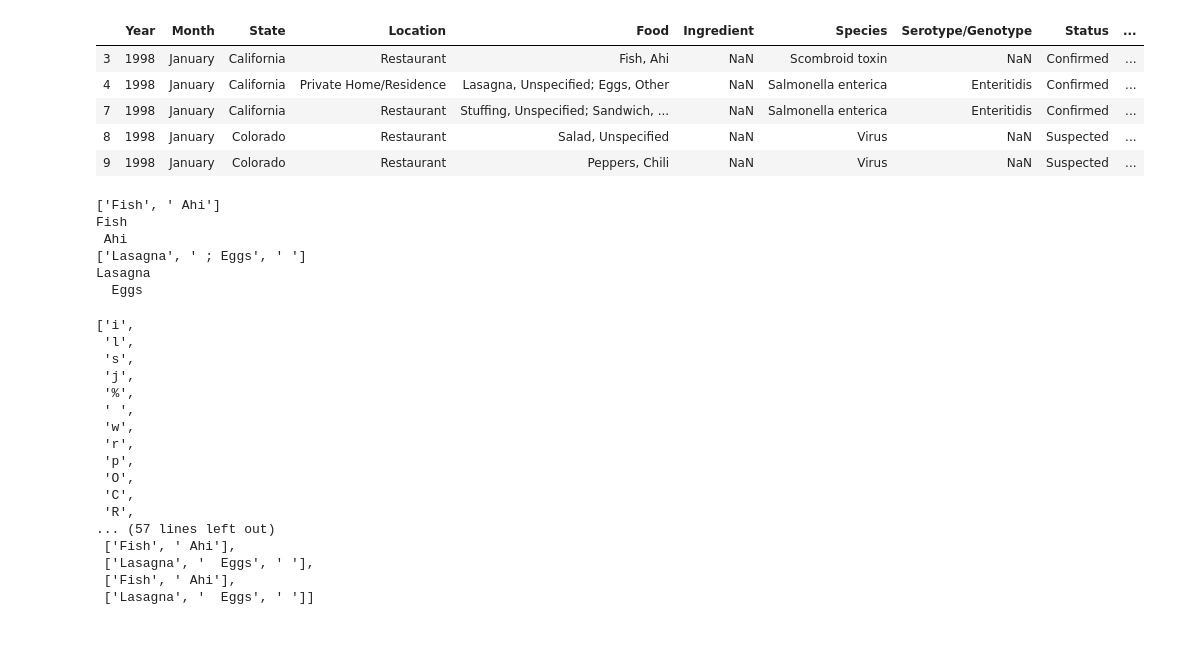
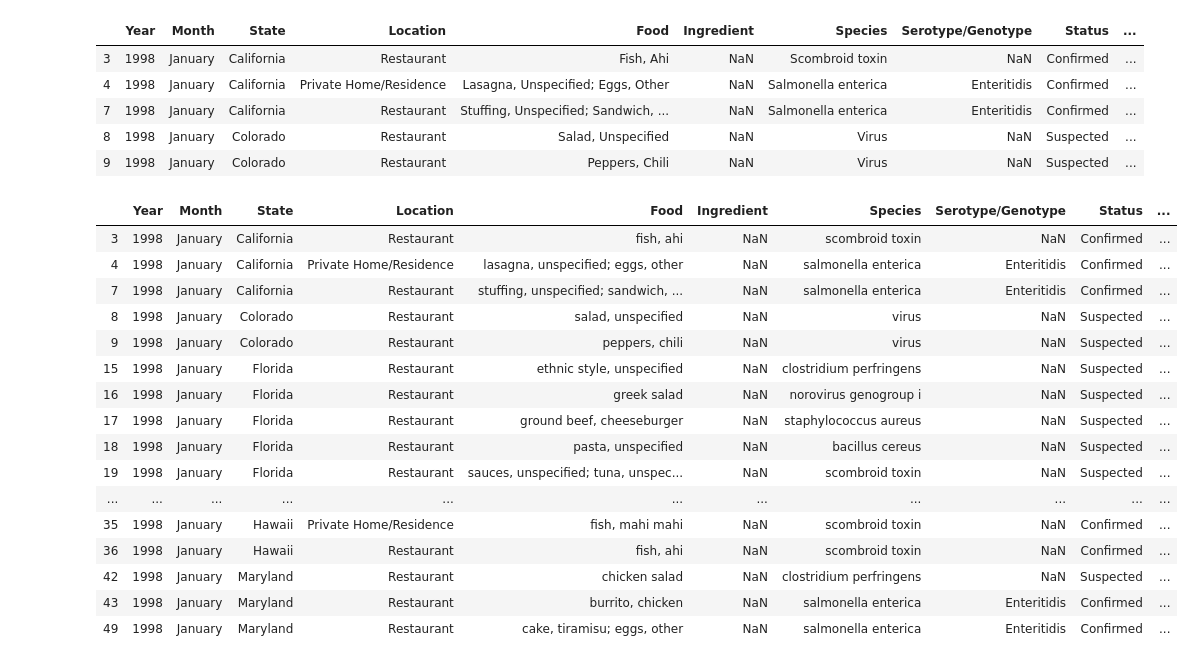
Before and after one commit to heathcliffs34/capstone_1, a Jupyter notebook: capstone1_string_cleaning.ipynb, the cells around one changed output. Cells and saved outputs as stored; diff of their text form; code cells hidden in the pictures; blank space fills up the shorter version.

```diff
--- a/capstone1_string_cleaning.ipynb
+++ b/capstone1_string_cleaning.ipynb
@@ -31,48 +21,24 @@ food_strings_list = list(df['Food'])
-# %%
-food_strings_list_clean = []
-
-
-for foods_list in food_strings_list[0:2]:
-    foods_list = foods_list.replace('Unspecified', '')
-    foods_list = foods_list.replace('Other', '')
-    foods_list = foods_list.split(',')
-
-    print(foods_list)
-    clean_food = []
-
-    for food in foods_list:
-        food = food.replace(';', '')
-        print(food)
-        clean_food.append(food)
-
-    food_string_list_clean.append(clean_food)
-
-
-food_strings_list_clean = list(set(food_strings_list_clean))
-# %% [output]
-['Fish', ' Ahi']
-Fish
- Ahi
-['Lasagna', ' ; Eggs', ' ']
-Lasagna
-  Eggs
-# %%
-food_string_list_clean
-# %% [output]
-['i',
- 'l',
- 's',
- 'j',
- '%',
- ' ',
- 'w',
- 'r',
- 'p',
- 'O',
- 'C',
- 'R',
-... (57 lines left out)
- ['Fish', ' Ahi'],
- ['Lasagna', '  Eggs', ' '],
- ['Fish', ' Ahi'],
- ['Lasagna', '  Eggs', ' ']]
+# %%
+df['Food'] = df['Food'].str.lower()
+# %%
+df['Species'] = df['Species'].str.lower()
+# %%
+df.head(20)
+# %% [output]
+|  | Year | Month | State | Location | Food | Ingredient | Species | Serotype/Genotype | Status | ... |
+| 3 | 1998 | January | California | Restaurant | fish, ahi | NaN | scombroid toxin | NaN | Confirmed | ... |
+| 4 | 1998 | January | California | Private Home/Residence | lasagna, unspecified; eggs, other | NaN | salmonella enterica | Enteritidis | Confirmed | ... |
+| 7 | 1998 | January | California | Restaurant | stuffing, unspecified; sandwich, ... | NaN | salmonella enterica | Enteritidis | Confirmed | ... |
+| 8 | 1998 | January | Colorado | Restaurant | salad, unspecified | NaN | virus | NaN | Suspected | ... |
+| 9 | 1998 | January | Colorado | Restaurant | peppers, chili | NaN | virus | NaN | Suspected | ... |
+| 15 | 1998 | January | Florida | Restaurant | ethnic style, unspecified | NaN | clostridium perfringens | NaN | Suspected | ... |
+| 16 | 1998 | January | Florida | Restaurant | greek salad | NaN | norovirus genogroup i | NaN | Suspected | ... |
+| 17 | 1998 | January | Florida | Restaurant | ground beef, cheeseburger | NaN | staphylococcus aureus | NaN | Suspected | ... |
+| 18 | 1998 | January | Florida | Restaurant | pasta, unspecified | NaN | bacillus cereus | NaN | Suspected | ... |
+| 19 | 1998 | January | Florida | Restaurant | sauces, unspecified; tuna, unspec... | NaN | scombroid toxin | NaN | Suspected | ... |
+| ... | ... | ... | ... | ... | ... | ... | ... | ... | ... | ... |
+| 35 | 1998 | January | Hawaii | Private Home/Residence | fish, mahi mahi | NaN | scombroid toxin | NaN | Confirmed | ... |
+| 36 | 1998 | January | Hawaii | Restaurant | fish, ahi | NaN | scombroid toxin | NaN | Confirmed | ... |
+| 42 | 1998 | January | Maryland | Restaurant | chicken salad | NaN | clostridium perfringens | NaN | Suspected | ... |
+| 43 | 1998 | January | Maryland | Restaurant | burrito, chicken | NaN | salmonella enterica | Enteritidis | Confirmed | ... |
+| 49 | 1998 | January | Maryland | Restaurant | cake, tiramisu; eggs, other | NaN | salmonella enterica | Enteritidis | Confirmed | ... |
```
Also changed, not shown: parts of 19 cells of this notebook.
